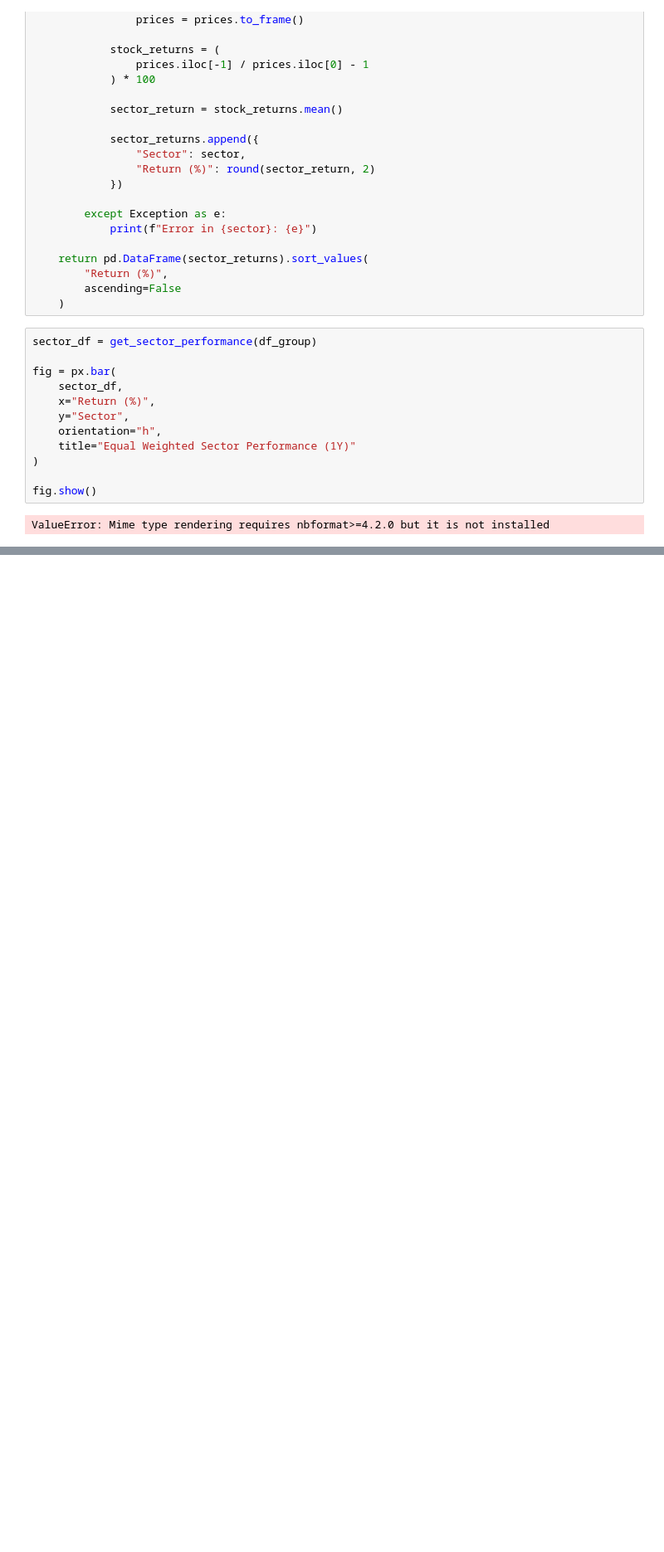
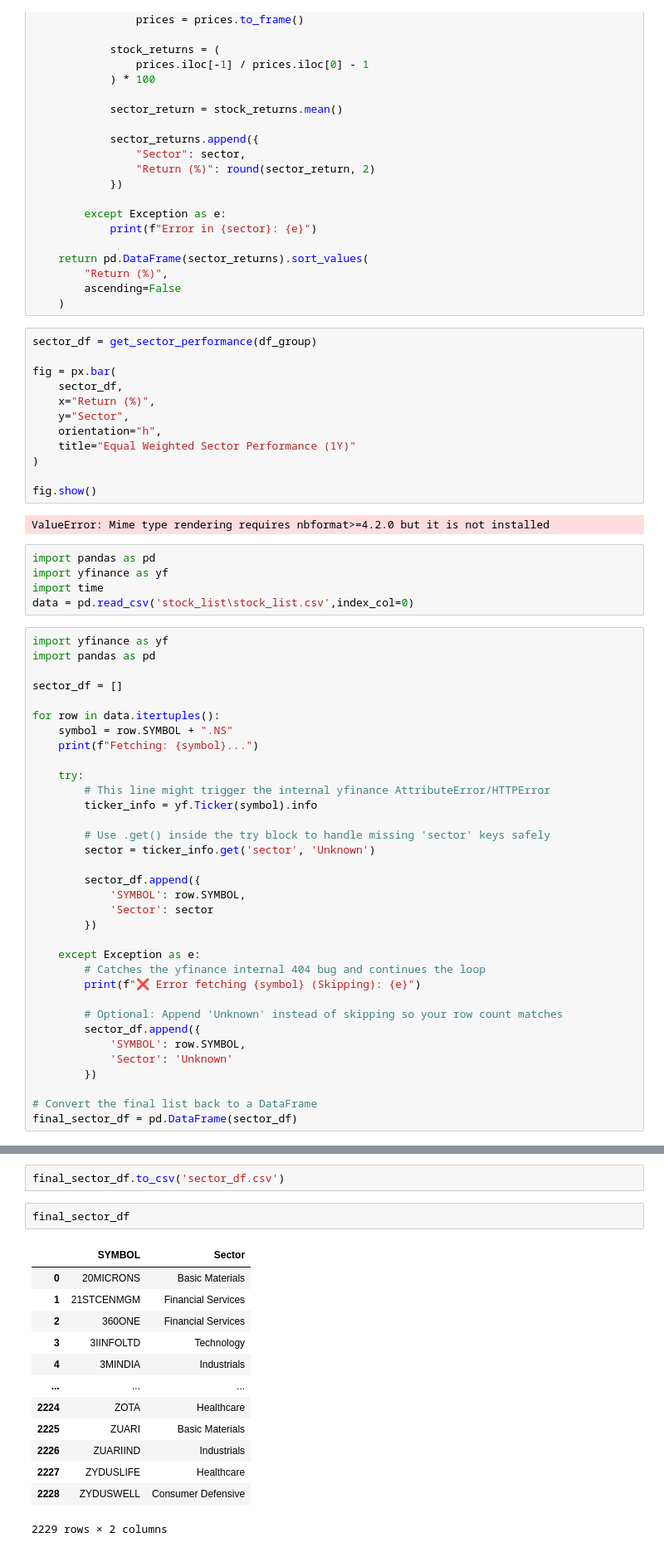
Before and after one commit to Aman19960110/stock_performance_dashboard, a Jupyter notebook: rough.ipynb, the cells around one changed output, grey strips where cells are left out. Shown at 83% size. Drawn from its saved outputs; the diff is of its cells as text; blank space fills up the shorter version.

```diff
--- a/rough.ipynb
+++ b/rough.ipynb
@@ -466,3 +466,42 @@ fig = px.bar(
 fig.show()
 # %% [output]
 ValueError: Mime type rendering requires nbformat>=4.2.0 but it is not installed
+# %%
+import pandas as pd
+import yfinance as yf
+import time
+data = pd.read_csv('stock_list\stock_list.csv',index_col=0)
+# %%
+import yfinance as yf
+import pandas as pd
+
+sector_df = []
+
+for row in data.itertuples():
+    symbol = row.SYMBOL + ".NS"
+    print(f"Fetching: {symbol}...")
+
+    try:
+        # This line might trigger the internal yfinance AttributeError/HTTPError
+        ticker_info = yf.Ticker(symbol).info
+
+        # Use .get() inside the try block to handle missing 'sector' keys safely
+        sector = ticker_info.get('sector', 'Unknown')
+
+        sector_df.append({
+            'SYMBOL': row.SYMBOL,
+            'Sector': sector
+        })
+
+    except Exception as e:
+        # Catches the yfinance internal 404 bug and continues the loop
+        print(f"❌ Error fetching {symbol} (Skipping): {e}")
+
+        # Optional: Append 'Unknown' instead of skipping so your row count matches
+        sector_df.append({
+            'SYMBOL': row.SYMBOL,
+            'Sector': 'Unknown'
+        })
+
+# Convert the final list back to a DataFrame
+final_sector_df = pd.DataFrame(sector_df)
@@ -468,0 +526,18 @@ ValueError: Mime type rendering requires nbformat>=4.2.0 but it is not installed
+# %%
+final_sector_df.to_csv('sector_df.csv')
+# %%
+final_sector_df
+# %% [output]
+|  | SYMBOL | Sector |
+| 0 | 20MICRONS | Basic Materials |
+| 1 | 21STCENMGM | Financial Services |
+| 2 | 360ONE | Financial Services |
+| 3 | 3IINFOLTD | Technology |
+| 4 | 3MINDIA | Industrials |
+| ... | ... | ... |
+| 2224 | ZOTA | Healthcare |
+| 2225 | ZUARI | Basic Materials |
+| 2226 | ZUARIIND | Industrials |
+| 2227 | ZYDUSLIFE | Healthcare |
+| 2228 | ZYDUSWELL | Consumer Defensive |
+2229 rows × 2 columns
```
Also changed, not shown: parts of 3 cells of this notebook, 12 other files.
